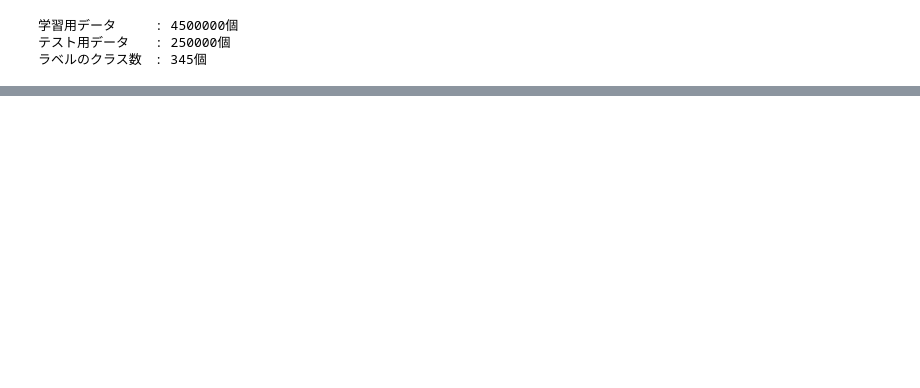
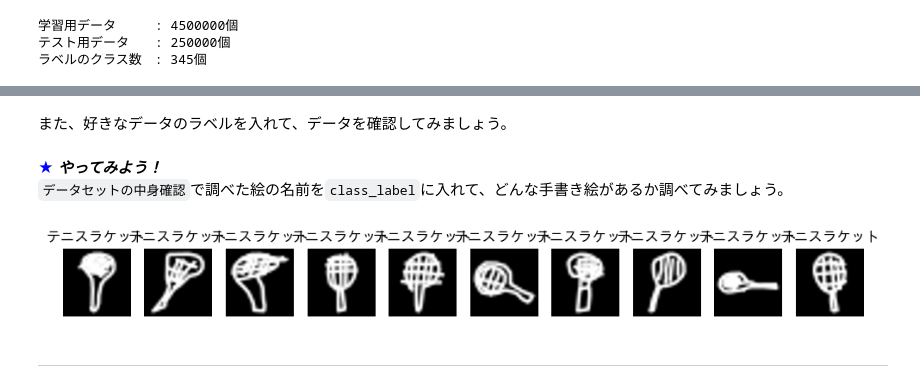
Before and after one commit to shimasan0118/ai-education-2024, a Jupyter notebook: day_1/手書きの絵を認識するゲームを作る.ipynb, the cells around one changed output, grey strips where cells are left out. Saved outputs shown, nothing was run; the diff lists cells and outputs as text; code cells hidden in the pictures; blank space fills up the shorter version.

```diff
--- a/day_1/手書きの絵を認識するゲームを作る.ipynb
+++ b/day_1/手書きの絵を認識するゲームを作る.ipynb
@@ -18,0 +96,14 @@ qd.show_random_images_and_labels(10)
+# %% [markdown]
+また、好きなデータのラベルを入れて、データを確認してみましょう。
+# %% [markdown]
+<span style="color: blue; "> ★ </span> ***やってみよう！***
+`データセットの中身確認`で調べた絵の名前を`class_label`に入れて、どんな手書き絵があるか調べてみましょう。
+# %%
+# データセットを確認
+# 変数class_labelに好きなデータのラベルを入れて確認してみてください
+class_label = ''
+qd.show_random_images_and_labels(10, class_label=class_label)
+# %% [output]
+[figure, added]
+# %% [markdown]
+<hr style="border-top: 2px solid #71EB8B;">
```
Also changed, not shown: parts of 33 cells of this notebook, 5 other files.
